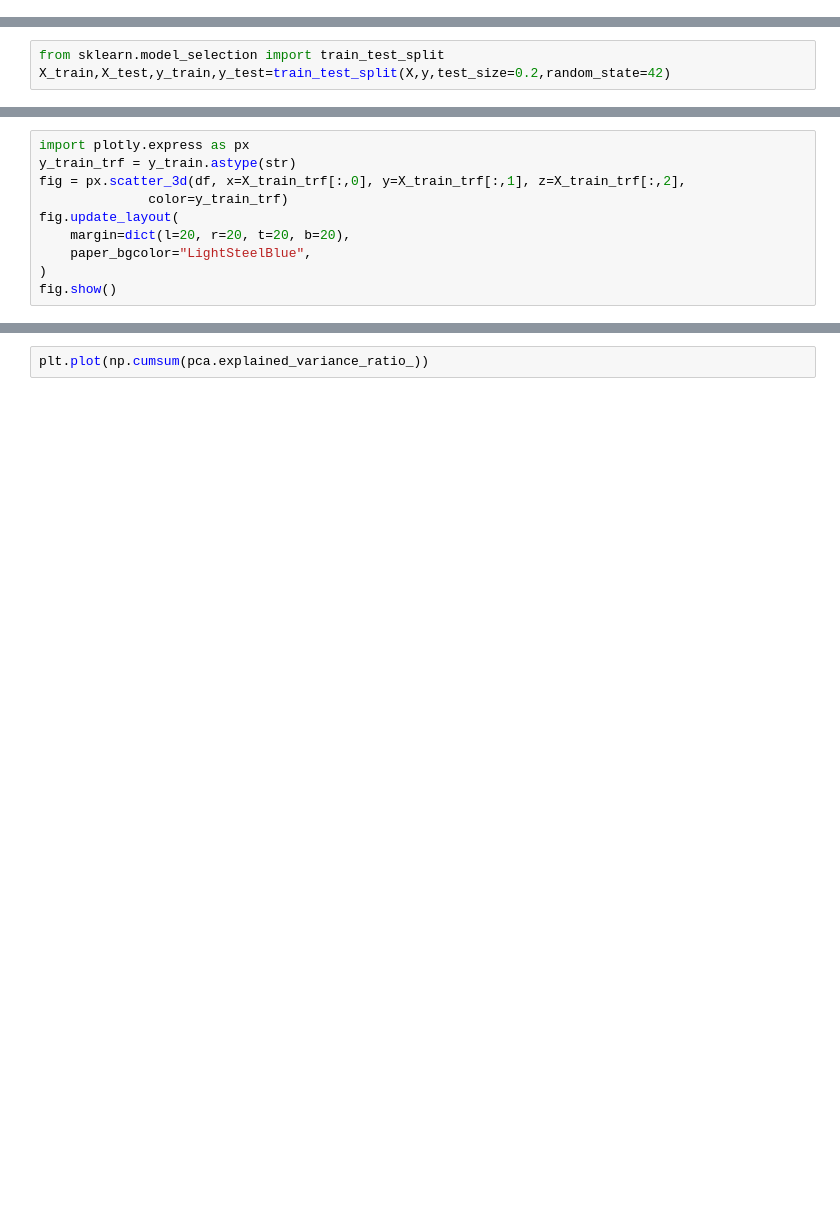
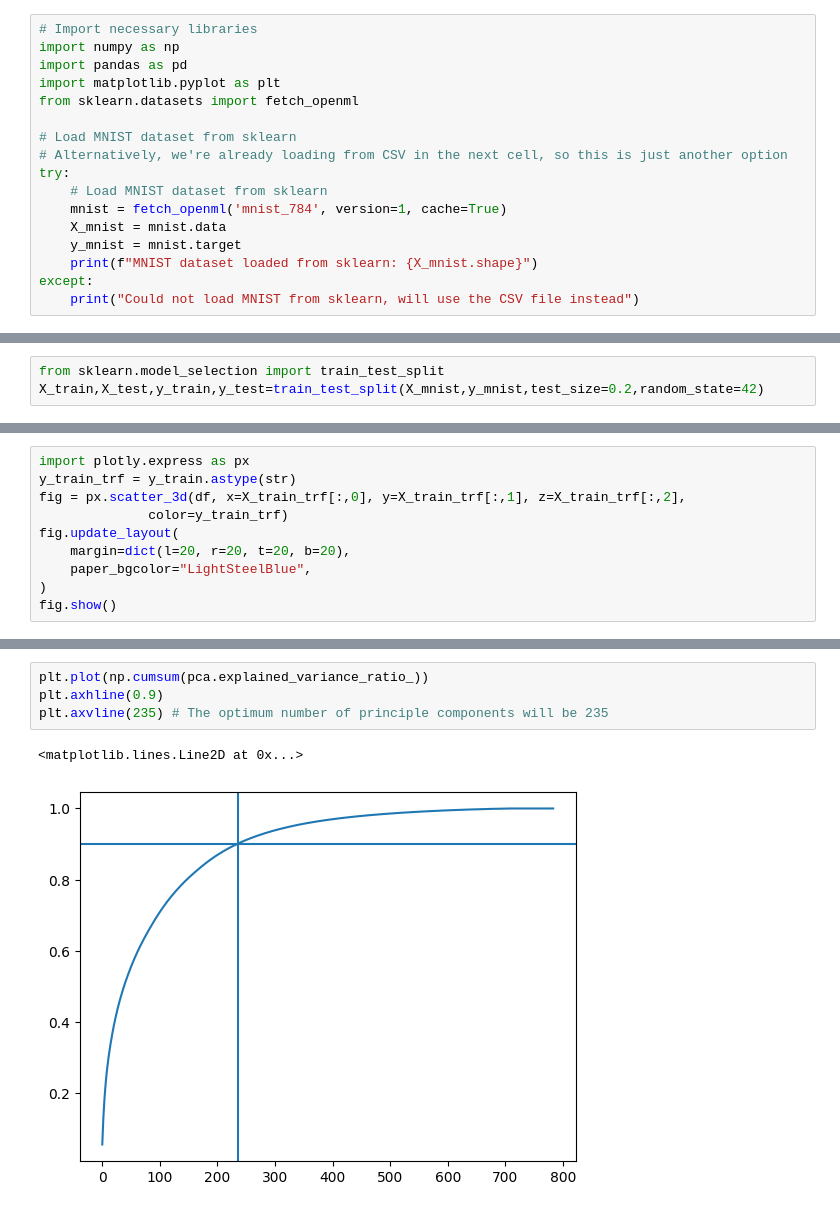
Before and after one commit to Shriram-Vibhute/CampusX-DSMP2.0, a Jupyter notebook: Machine Learning/PCA/MNIST Case Study - PCA.ipynb, the cells around one changed output, grey strips where cells are left out. Drawn from its saved outputs; the diff is of its cells as text; blank space fills up the shorter version.

```diff
--- a/Machine Learning/PCA/MNIST Case Study - PCA.ipynb
+++ b/Machine Learning/PCA/MNIST Case Study - PCA.ipynb
@@ -31,0 +1,17 @@ y = df.iloc[:,0]
+# %%
+# Import necessary libraries
+import numpy as np
+import pandas as pd
+import matplotlib.pyplot as plt
+from sklearn.datasets import fetch_openml
+
+# Load MNIST dataset from sklearn
+# Alternatively, we're already loading from CSV in the next cell, so this is just another option
+try:
+    # Load MNIST dataset from sklearn
+    mnist = fetch_openml('mnist_784', version=1, cache=True)
+    X_mnist = mnist.data
+    y_mnist = mnist.target
+    print(f"MNIST dataset loaded from sklearn: {X_mnist.shape}")
+except:
+    print("Could not load MNIST from sklearn, will use the CSV file instead")
@@ -32,3 +30,3 @@ y = df.iloc[:,0]
 # %%
 from sklearn.model_selection import train_test_split
-X_train,X_test,y_train,y_test=train_test_split(X,y,test_size=0.2,random_state=42)
+X_train,X_test,y_train,y_test=train_test_split(X_mnist,y_mnist,test_size=0.2,random_state=42)
@@ -138,2 +175,7 @@ np.cumsum(pca.explained_variance_ratio_)
-# %%
-plt.plot(np.cumsum(pca.explained_variance_ratio_))
+# %%
+plt.plot(np.cumsum(pca.explained_variance_ratio_))
+plt.axhline(0.9)
+plt.axvline(235) # The optimum number of principle components will be 235
+# %% [output]
+<matplotlib.lines.Line2D at 0x...>
+[figure, added]
```
Also changed, not shown: parts of 36 cells of this notebook, 1 other file.
